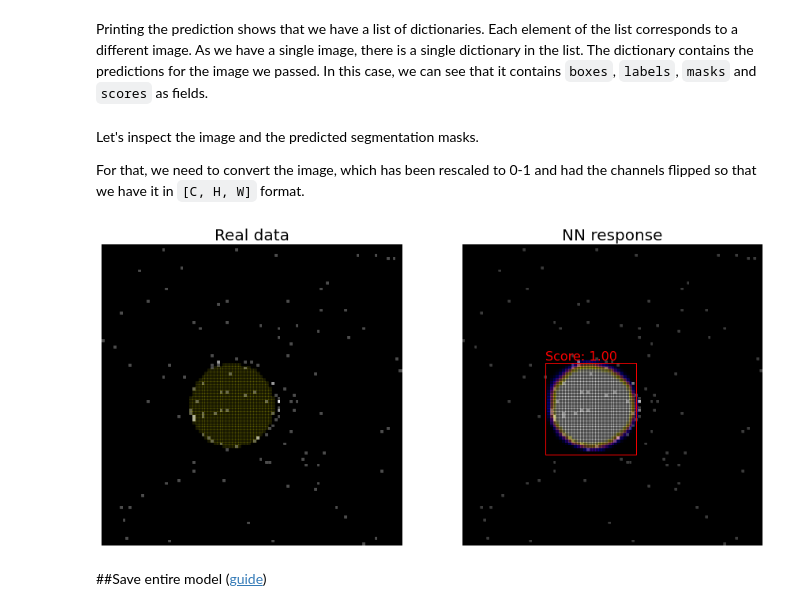
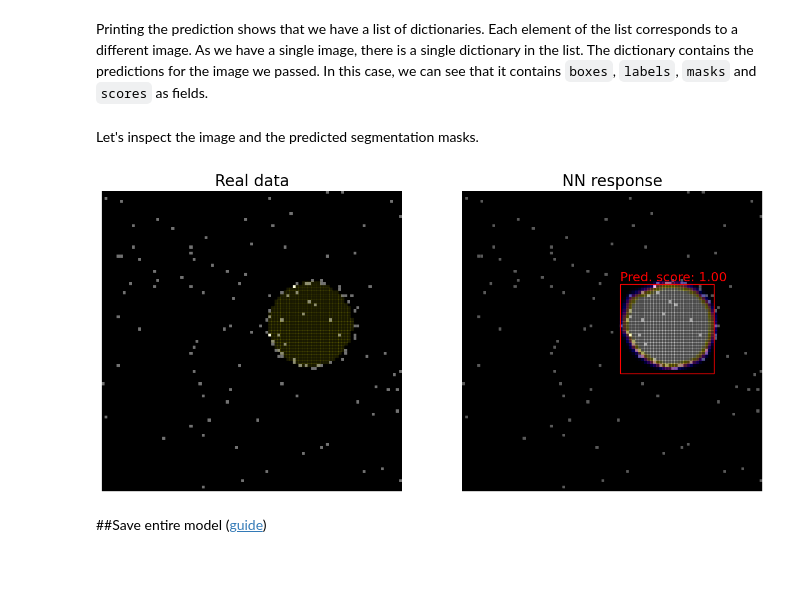
Before and after one commit to 82492749123082/farich-pics, a Jupyter notebook: notebooks/CirclesNN.ipynb, the cells around one changed output. Cells and saved outputs as stored; diff of their text form; code cells hidden in the pictures; blank space fills up the shorter version.

```diff
--- a/notebooks/CirclesNN.ipynb
+++ b/notebooks/CirclesNN.ipynb
@@ -41,10 +38,10 @@ Additionally, if you want to use aspect ratio grouping during training (so that
 # %% [output]
 CirclesNN.pth  dataset_circles_boards.pkl  dataset.pkl
 # %%
-%pwd
-# %ls ../data/dataset_circles_boards.pkl
 import pickle
-with open("/content/drive/Shared drives/ML&HEP/data/dataset_circles_boards.pkl", "rb") as f:
+
+dataset_path = "/content/drive/Shared drives/ML&HEP/data/dataset_circles_boards.pkl"
+with open(dataset_path, "rb") as f:
     H_res, h_res, mask_res = pickle.load(f)
 # %%
 import matplotlib.pyplot as plt
@@ -55,24 +52,23 @@ from matplotlib.patches import Ellipse, Circle, Rectangle
 %matplotlib inline
 # %%
 loc_ind = 1390
+
 num_of_circles = 1
 xv = h_res[loc_ind][num_of_circles-1][0]
 yv = h_res[loc_ind][num_of_circles-1][1]
 r = h_res[loc_ind][num_of_circles-1][2]
 
 fig = plt.figure(frameon=False, figsize=(5, 5) )
-
 H = H_res[loc_ind].toarray()
 ax = plt.Axes(fig, [0., 0., 1., (H.shape[1]/H.shape[0])])
-# ax.set_axis_off()
 fig.add_axes(ax)
 
 xedges = np.linspace(0, H.shape[0], H.shape[0])
 yedges = np.linspace(0, H.shape[1], H.shape[1])
 Xg, Yg = np.meshgrid(xedges, yedges)
-e = Circle(xy=(xv, yv), radius=r, linewidth=2, fill=False, edgecolor='green', alpha=0.5)
+e = Circle(xy=(xv, yv), radius=r, linewidth=2, fill=False, edgecolor='green', alpha=0.1)
 ax.pcolormesh(Xg, Yg, H, cmap='gray')
-ax.pcolormesh(Xg, Yg, mask_res[loc_ind][0].toarray(), cmap='gray', alpha=0.2)
+ax.pcolormesh(Xg, Yg, mask_res[loc_ind][0].toarray(), cmap='gnuplot', alpha=0.05)
 ax.add_artist(e)
 plt.scatter(xv, yv, marker='+', s=150)
 # %% [output]
@@ -87 +82,4 @@ data.load('/content/drive/Shared drives/ML&HEP/data/dataset_circles_boards.pkl')
+# %%
+data = Dataset(noise_level=0.01) #add noise to data
+data.load(dataset_path)
 # %%
@@ -262,12 +251,12 @@ Now that training has finished, let's have a look at what it actually predicts i
 # %% [markdown]
 Printing the prediction shows that we have a list of dictionaries. Each element of the list corresponds to a different image. As we have a single image, there is a single dictionary in the list.
 The dictionary contains the predictions for the image we passed. In this case, we can see that it contains `boxes`, `labels`, `masks` and `scores` as fields.
-# %% [markdown]
-Let's inspect the image and the predicted segmentation masks.
-
-For that, we need to convert the image, which has been rescaled to 0-1 and had the channels flipped so that we have it in `[C, H, W]` format.
+# %% [markdown]
+Let's inspect the image and the predicted segmentation masks.
 # %%
-def show(index, model, threshold=0.9):
+from farichlib.utils import iou_score
+
+def show(index, model, threshold_predictor_score=0.9):
     # pick one image from the test set
     img, bbox = dataset_test[ind]
     # put the model in evaluation mode
@@ -275,7 +264,7 @@ def show(index, model, threshold=0.9):
     with torch.no_grad():
         prediction = model([img.to(device)])
 
-    f, (ax2, ax) = plt.subplots(1, 2, sharey=True, figsize=(15, 15))
+    f, (ax2, ax) = plt.subplots(1, 2, sharey=True, figsize=(15, 15), dpi=100)
 
     H = img.squeeze(0).numpy()
 
@@ -285,9 +274,9 @@ def show(index, model, threshold=0.9):
     ax.title.set_text('NN response')
     ax2.title.set_text('Real data')
 
-    masks = prediction[0]['masks'][prediction[0]['scores']>threshold]
-    bboxes = prediction[0]['boxes'][prediction[0]['scores']>threshold]
-    scores = prediction[0]['scores'][prediction[0]['scores']>threshold]
+    masks = prediction[0]['masks'][prediction[0]['scores']>threshold_predictor_score]
+    bboxes = prediction[0]['boxes'][prediction[0]['scores']>threshold_predictor_score]
+    scores = prediction[0]['scores'][prediction[0]['scores']>threshold_predictor_score]
 
     mask_expected = bbox['masks'][0].numpy()
 
@@ -305,14 +294,14 @@ def show(index, model, threshold=0.9):
         b = bbox.cpu().numpy()
         ax.pcolormesh(Xg, Yg, m, cmap='gnuplot2', alpha=0.3)
         ax.add_patch(Rectangle((b[0], b[1]), b[2]-b[0], b[3]-b[1], ec='r', fc='none'))
-        ax.annotate(f'Score: {score.item():.2f}', (b[0], b[3]+1), color='r', size=16)
+        ax.annotate(f'Pred. score: {score.item():.2f}', (b[0], b[3]+1), color='r', size=16)
 
     ax2.pcolormesh(Xg, Yg, mask_expected, cmap='gnuplot', alpha=0.1)
 # %%
 ind = random.randint(0, len(dataset_test)-1)
-show(ind, model, 0.5)
+show(ind, model, 0.99)
 # %% [output]
-[figure, old version]
+[figure, new version]
 # %% [markdown]
 ##Save entire model ([guide](https://pytorch.org/tutorials/beginner/saving_loading_models.html))
 # %%
```
Also changed, not shown: parts of 24 cells of this notebook, 7 other files.
